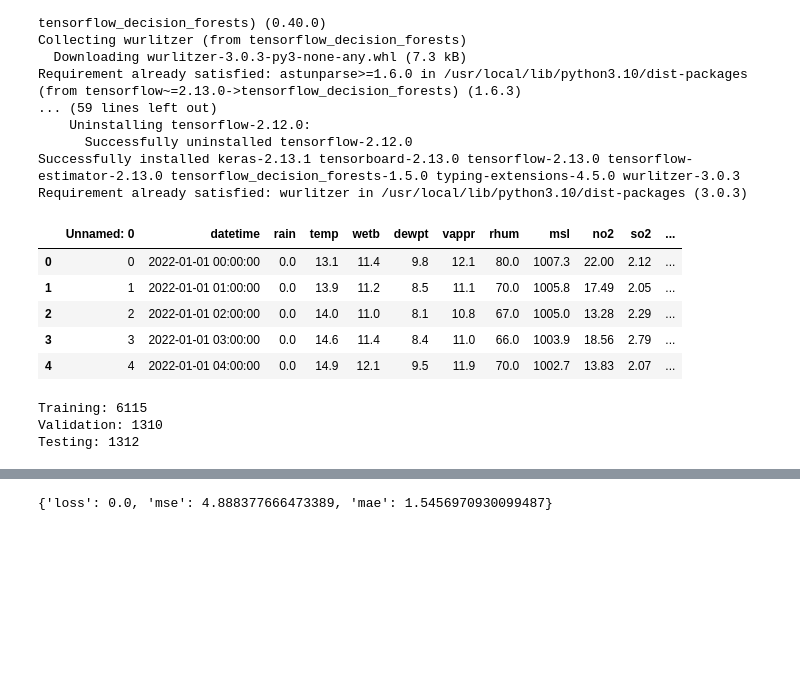
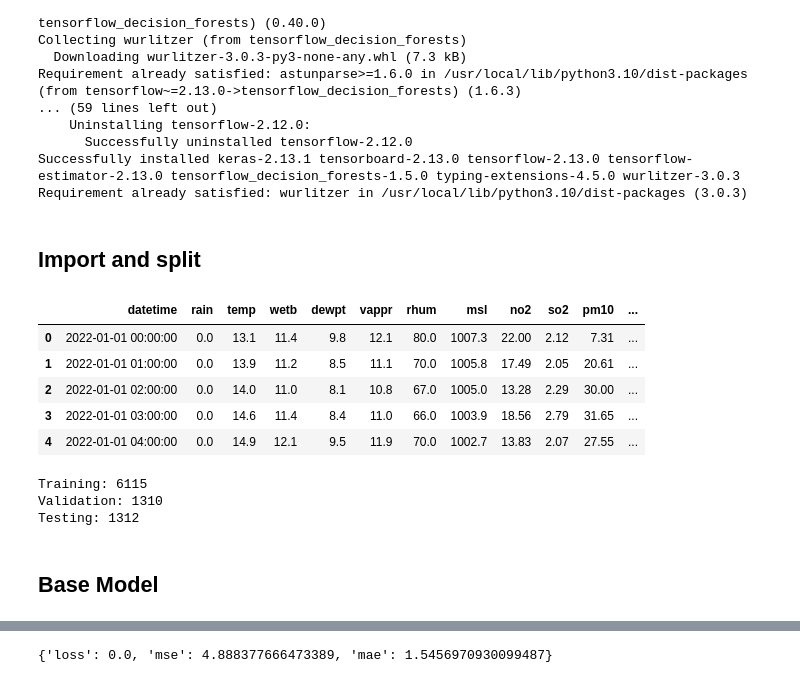
Before and after one commit to AdityaPimpalkar/AQI_federated_learning, a Jupyter notebook: notebooks/models/RandomForest.ipynb, the cells around one changed output, grey strips where cells are left out. Saved outputs shown, nothing was run; the diff lists cells and outputs as text; code cells hidden in the pictures; blank space fills up the shorter version.

```diff
--- a/notebooks/models/RandomForest.ipynb
+++ b/notebooks/models/RandomForest.ipynb
@@ -24,14 +24,17 @@ import pandas as pd
 import numpy as np
 import tensorflow_decision_forests as tfdf
 import tensorflow as tf
+# %% [markdown]
+## Import and split
 # %%
 dublin_port = pd.read_csv('dublin_port.csv')
+dublin_port = dublin_port.drop(['Unnamed: 0'], axis=1)
 dublin_port.head()
 # %% [output]
-|  | Unnamed: 0 | datetime | rain | temp | wetb | dewpt | vappr | rhum | msl | no2 | so2 | ... |
-| 0 | 0 | 2022-01-01 00:00:00 | 0.0 | 13.1 | 11.4 | 9.8 | 12.1 | 80.0 | 1007.3 | 22.00 | 2.12 | ... |
-| 1 | 1 | 2022-01-01 01:00:00 | 0.0 | 13.9 | 11.2 | 8.5 | 11.1 | 70.0 | 1005.8 | 17.49 | 2.05 | ... |
-| 2 | 2 | 2022-01-01 02:00:00 | 0.0 | 14.0 | 11.0 | 8.1 | 10.8 | 67.0 | 1005.0 | 13.28 | 2.29 | ... |
-| 3 | 3 | 2022-01-01 03:00:00 | 0.0 | 14.6 | 11.4 | 8.4 | 11.0 | 66.0 | 1003.9 | 18.56 | 2.79 | ... |
-| 4 | 4 | 2022-01-01 04:00:00 | 0.0 | 14.9 | 12.1 | 9.5 | 11.9 | 70.0 | 1002.7 | 13.83 | 2.07 | ... |
+|  | datetime | rain | temp | wetb | dewpt | vappr | rhum | msl | no2 | so2 | pm10 | ... |
+| 0 | 2022-01-01 00:00:00 | 0.0 | 13.1 | 11.4 | 9.8 | 12.1 | 80.0 | 1007.3 | 22.00 | 2.12 | 7.31 | ... |
+| 1 | 2022-01-01 01:00:00 | 0.0 | 13.9 | 11.2 | 8.5 | 11.1 | 70.0 | 1005.8 | 17.49 | 2.05 | 20.61 | ... |
+| 2 | 2022-01-01 02:00:00 | 0.0 | 14.0 | 11.0 | 8.1 | 10.8 | 67.0 | 1005.0 | 13.28 | 2.29 | 30.00 | ... |
+| 3 | 2022-01-01 03:00:00 | 0.0 | 14.6 | 11.4 | 8.4 | 11.0 | 66.0 | 1003.9 | 18.56 | 2.79 | 31.65 | ... |
+| 4 | 2022-01-01 04:00:00 | 0.0 | 14.9 | 12.1 | 9.5 | 11.9 | 70.0 | 1002.7 | 13.83 | 2.07 | 27.55 | ... |
 # %%
@@ -56,6 +57,8 @@ Testing: 1312
 train_ds = tfdf.keras.pd_dataframe_to_tf_dataset(train_data, label="pm2.5", task=tfdf.keras.Task.REGRESSION)
 val_ds = tfdf.keras.pd_dataframe_to_tf_dataset(val_data, label="pm2.5", task=tfdf.keras.Task.REGRESSION)
 test_ds = tfdf.keras.pd_dataframe_to_tf_dataset(test_data, label="pm2.5", task=tfdf.keras.Task.REGRESSION)
+# %% [markdown]
+## Base Model
 # %%
 model1 = tfdf.keras.RandomForestModel(task = tfdf.keras.Task.REGRESSION)
 # %% [output]
```
Also changed, not shown: parts of 20 cells of this notebook, 1 other file.
